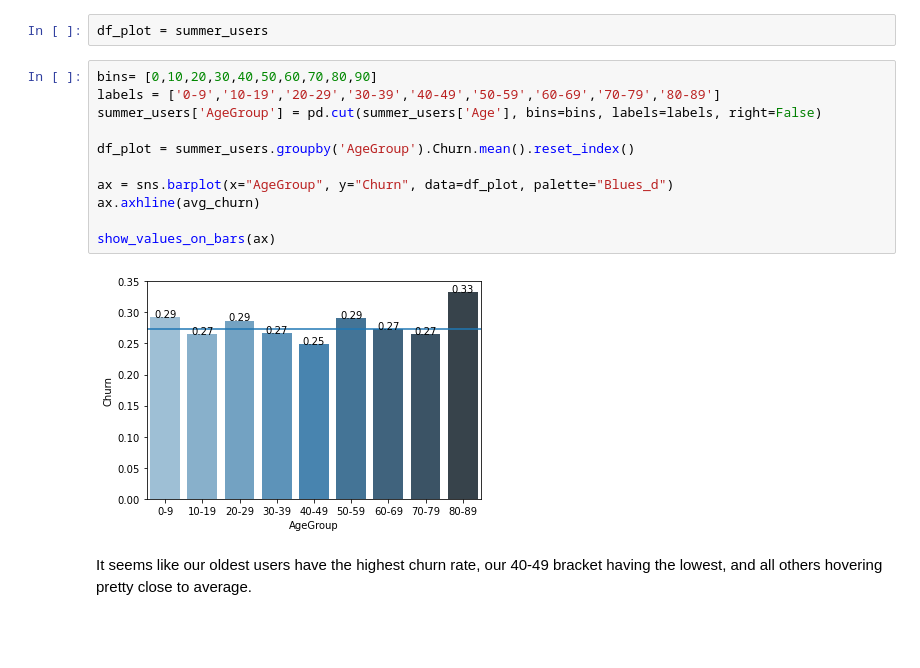
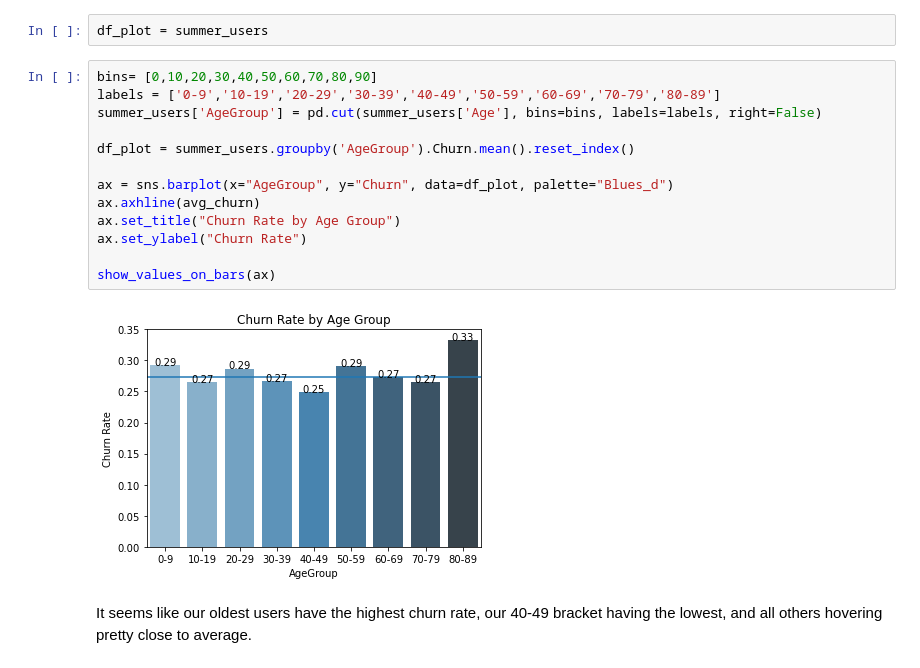
Before and after one commit to mroumelis/Springboard, a Jupyter notebook: PokemonGo Customer Analysis/PredictingChurn.ipynb, the cells around one changed output. Drawn from its saved outputs; the diff is of its cells as text; blank space fills up the shorter version.

```diff
--- a/PokemonGo Customer Analysis/PredictingChurn.ipynb
+++ b/PokemonGo Customer Analysis/PredictingChurn.ipynb
@@ -865,16 +877,18 @@ df_plot = summer_users
 # %%
 bins= [0,10,20,30,40,50,60,70,80,90]
 labels = ['0-9','10-19','20-29','30-39','40-49','50-59','60-69','70-79','80-89']
 summer_users['AgeGroup'] = pd.cut(summer_users['Age'], bins=bins, labels=labels, right=False)
 
 df_plot = summer_users.groupby('AgeGroup').Churn.mean().reset_index()
 
 ax = sns.barplot(x="AgeGroup", y="Churn", data=df_plot, palette="Blues_d")
 ax.axhline(avg_churn)
+ax.set_title("Churn Rate by Age Group")
+ax.set_ylabel("Churn Rate")
 
 show_values_on_bars(ax)
 # %% [output]
-[figure, old version]
+[figure, new version]
 # %% [markdown]
 It seems like our oldest users have the highest churn rate, our 40-49 bracket having the lowest, and all others hovering pretty close to average.
 # %% [markdown]
```
Also changed, not shown: parts of 42 cells of this notebook.
